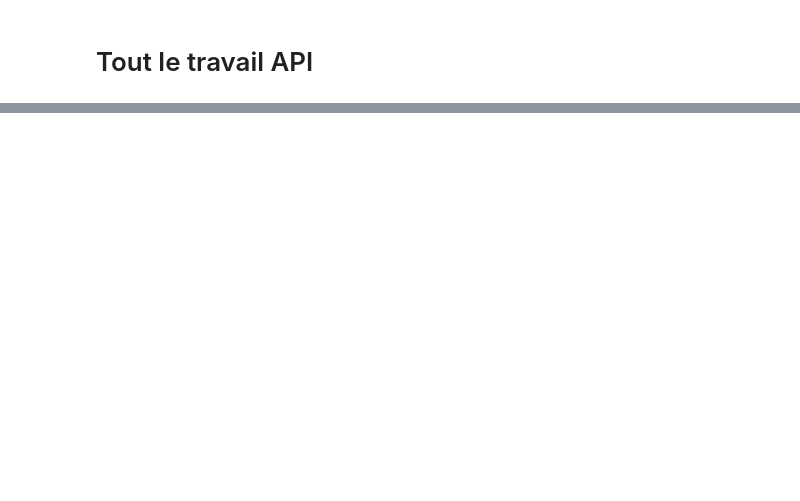
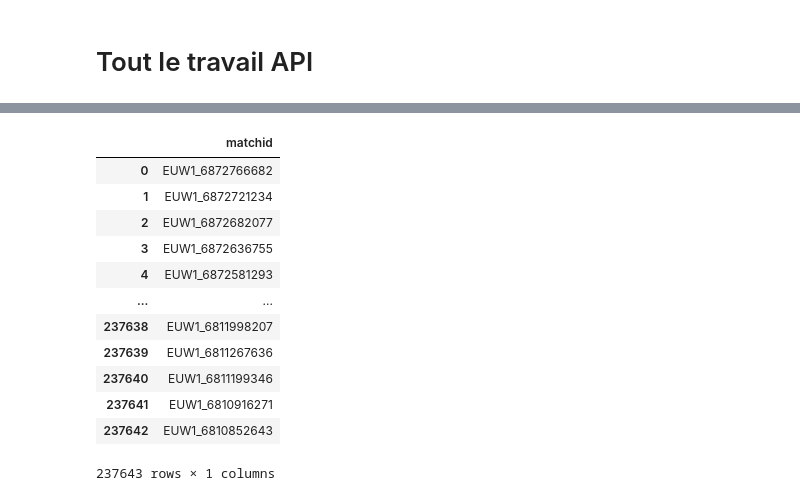
Before and after one commit to Slylio/projetLol, a Jupyter notebook: api_process.ipynb, the cells around one changed output, grey strips where cells are left out. Saved outputs shown, nothing was run; the diff lists cells and outputs as text; code cells hidden in the pictures; blank space fills up the shorter version.

```diff
--- a/api_process.ipynb
+++ b/api_process.ipynb
@@ -146,0 +225,16 @@ matchids_df
+# %%
+matchs_ids
+# %% [output]
+|  | matchid |
+| 0 | EUW1_6872766682 |
+| 1 | EUW1_6872721234 |
+| 2 | EUW1_6872682077 |
+| 3 | EUW1_6872636755 |
+| 4 | EUW1_6872581293 |
+| ... | ... |
+| 237638 | EUW1_6811998207 |
+| 237639 | EUW1_6811267636 |
+| 237640 | EUW1_6811199346 |
+| 237641 | EUW1_6810916271 |
+| 237642 | EUW1_6810852643 |
+237643 rows × 1 columns
```
Also changed, not shown: parts of 24 cells of this notebook.
